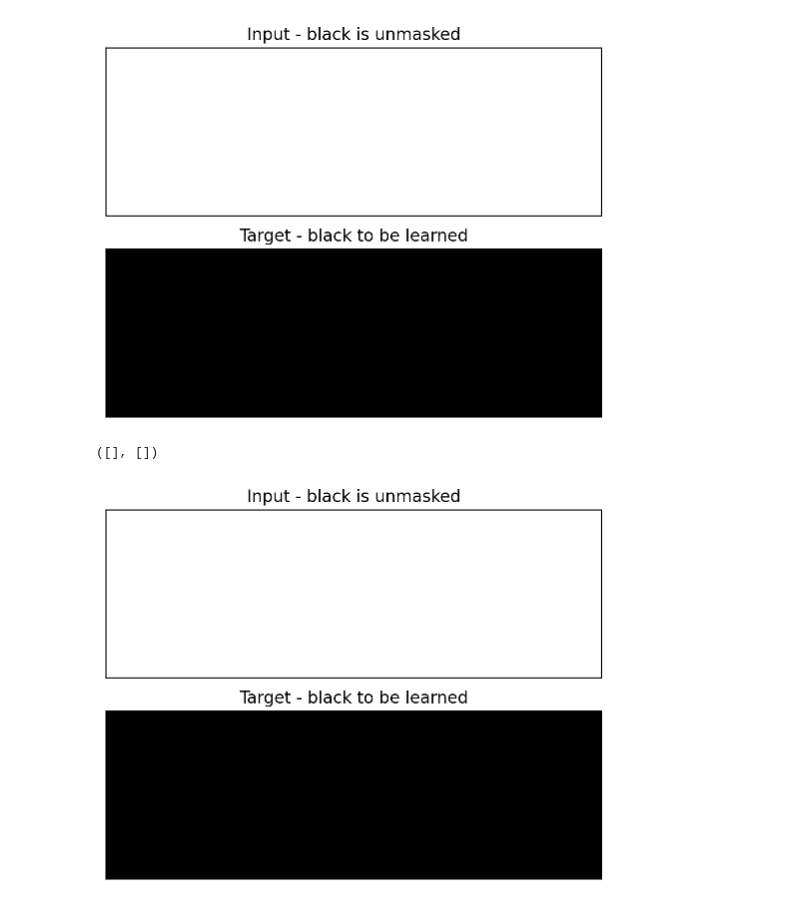
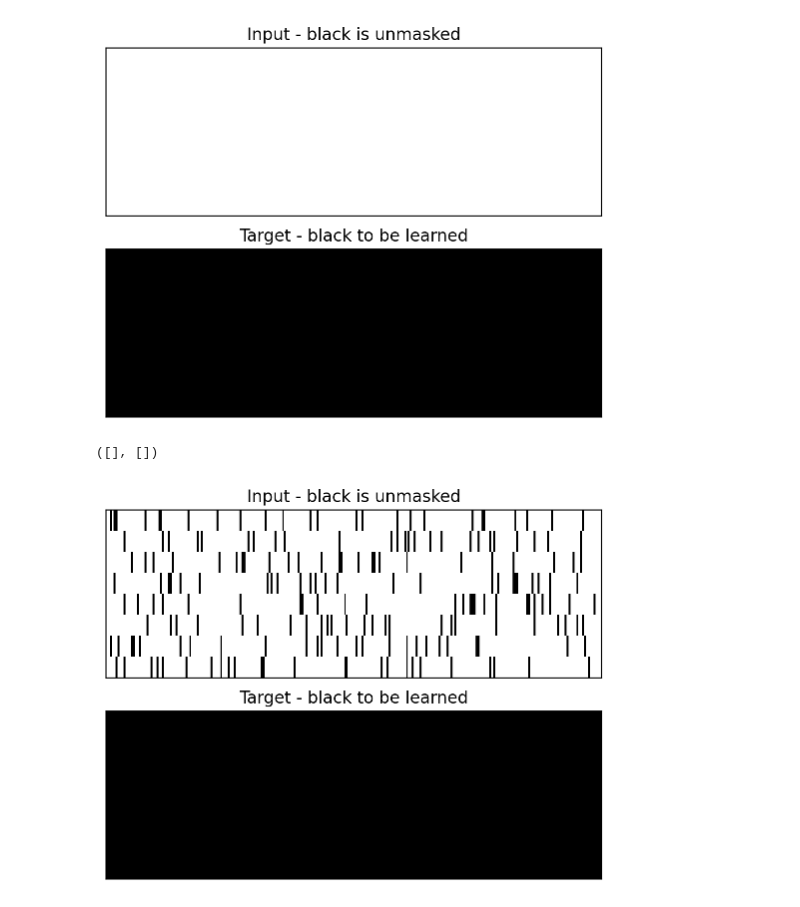
Before and after one commit to maximoskp/MaskedMelHarm, a Jupyter notebook: test_data.ipynb, the cells around one changed output. Saved outputs shown, nothing was run; the diff lists cells and outputs as text; code cells hidden in the pictures.

```diff
--- a/test_data.ipynb
+++ b/test_data.ipynb
@@ -110,29 +110,29 @@ plt.yticks([])
 ([], [])
 [figure]
 # %%
-step_idx = 5
+step_idx = 8
 masked_harmony, target = apply_structured_masking(
     batch['input_ids'],
     mask_token_id,
     step_idx,
     batch['time_signature'],
     curriculum_type='random' # 'no', 'random', 'ts_blank', 'ts_incr'
 )
 # print(masked_harmony)
 # print(target)
 plt.subplot(2,1,1)
 plt.imshow(masked_harmony!=mask_token_id, aspect='auto', cmap='gray_r', vmin=0, vmax=1)
 plt.title('Input - black is unmasked')
 plt.xticks([])
 plt.yticks([])
 plt.subplot(2,1,2)
 plt.imshow(target>-100, aspect='auto', cmap='gray_r', vmin=0, vmax=1)
 plt.title('Target - black to be learned')
 plt.xticks([])
 plt.yticks([])
 # %% [output]
 ([], [])
-[figure, old version]
+[figure, new version]
 # %%
 step_idx = 3
 masked_harmony, target = apply_structured_masking(
```
Also changed, not shown: parts of 5 cells of this notebook, 2 other files.
